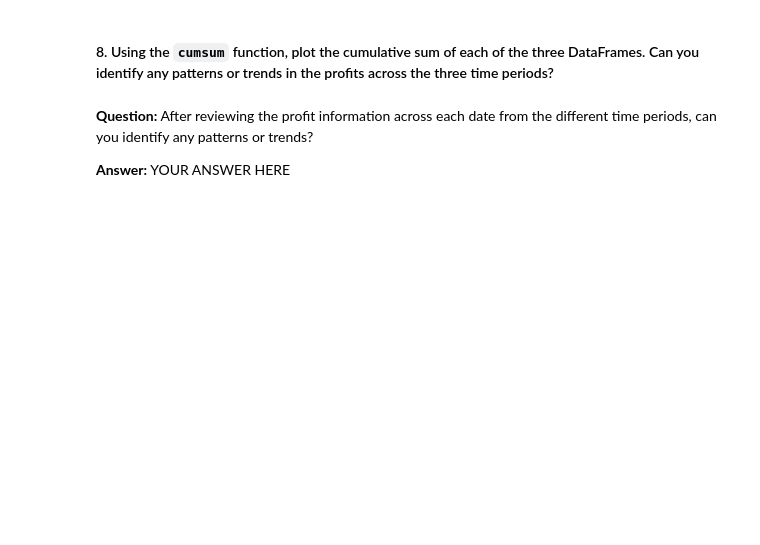
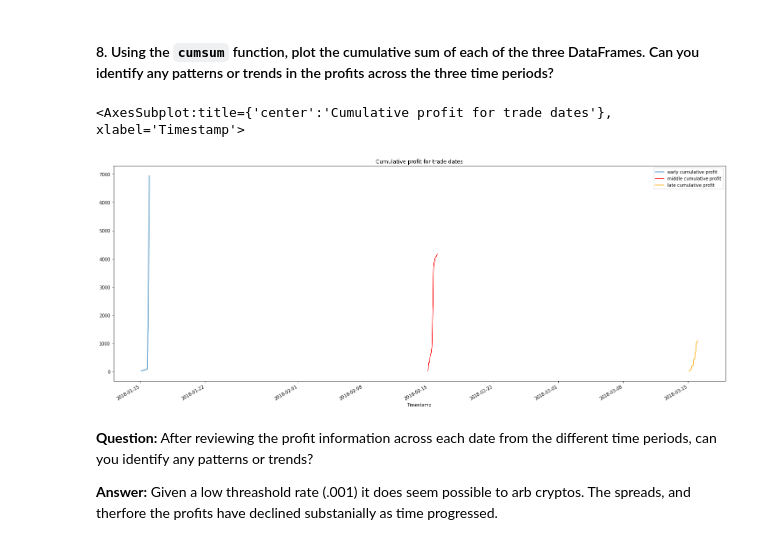
Before and after one commit to flyfishjay/challenge_week_3, a Jupyter notebook: crypto_arbitrage.ipynb, the cells around one changed output. Saved outputs shown, nothing was run; the diff lists cells and outputs as text; code cells hidden in the pictures; blank space fills up the shorter version.

```diff
--- a/crypto_arbitrage.ipynb
+++ b/crypto_arbitrage.ipynb
@@ -650,12 +651,18 @@ Name: Close, dtype: float64
 # For the date early in the dataset, calculate the potential profit per trade in dollars
 # Multiply the profitable trades by the cost of the Bitcoin that was purchased
 profit_early = profitable_trades_early *bitstamp_sliced.loc['2018-01-15']
+profit_middle = profitable_trades_middle *bitstamp_sliced.loc['2018-02-15']
+profit_late = profitable_trades_late *bitstamp_sliced.loc['2018-03-15']
 
 # Drop any missing values from the profit DataFrame
 profit_per_trade_early = profit_early.dropna()
+profit_per_trade_middle = profit_middle.dropna()
+profit_per_trade_late = profit_late.dropna()
 
 # View the early profit DataFrame
-profit_per_trade_early
+display(profit_per_trade_early)
+display(profit_per_trade_middle)
+profit_per_trade_late
 # %% [output]
 Timestamp
 2018-01-15 02:55:00    21.047563
@@ -687,11 +764,20 @@ Name: Close, Length: 194, dtype: float64
 #### 8. Using the `cumsum` function, plot the cumulative sum of each of the three DataFrames. Can you identify any patterns or trends in the profits across the three time periods?
 # %%
 # Use the cumsum function to calculate the cumulative profits over time for the early profit per trade DataFrame
-cumulative_profit_early = # YOUR CODE HERE
+cumulative_profit_early = profit_per_trade_early.cumsum()
+cumulative_profit_middle = profit_per_trade_middle.cumsum()
+cumulative_profit_late = profit_per_trade_late.cumsum()
+
+cumulative_profit_early.plot(legend =True, label ='early cumulative profit',figsize =(25,10), title= 'Cumulative profit for trade dates')
+cumulative_profit_middle.plot(legend =True, label ='middle cumulative profit', color='red')
+cumulative_profit_late.plot(legend =True, label ='late cumulative profit', color = 'orange')
+# %% [output]
+<AxesSubplot:title={'center':'Cumulative profit for trade dates'}, xlabel='Timestamp'>
+[figure, added]
 # %%
 # Plot the cumulative sum of profits for the early profit per trade DataFrame
 # YOUR CODE HERE
 # %% [markdown]
 **Question:** After reviewing the profit information across each date from the different time periods, can you identify any patterns or trends?
 
-**Answer:** YOUR ANSWER HERE
+**Answer:** Given a low threashold rate (.001) it does seem possible to arb cryptos.  The spreads, and therfore the profits have declined substanially as time progressed.
```
Also changed, not shown: parts of 7 cells of this notebook.
